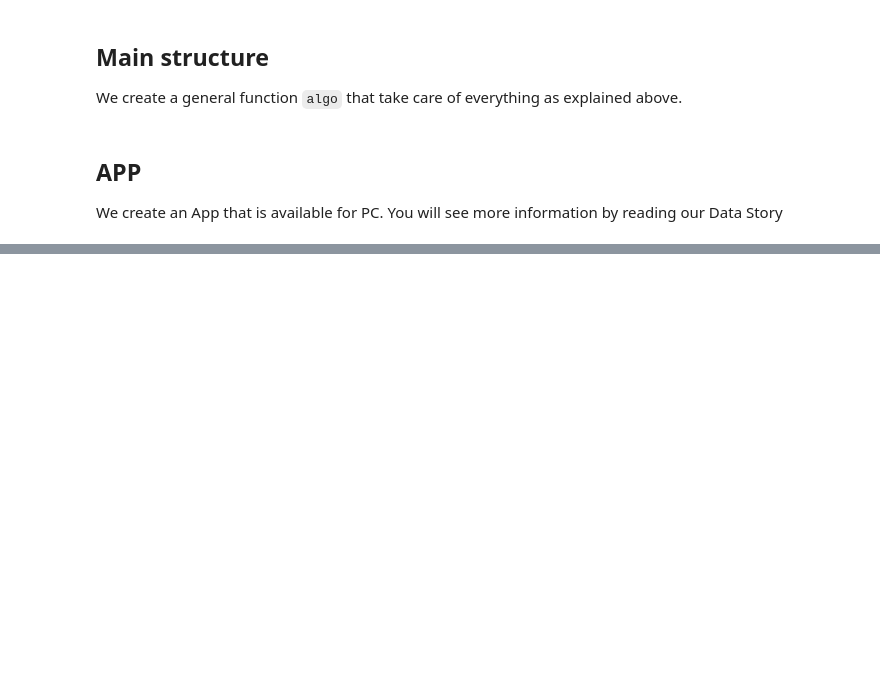
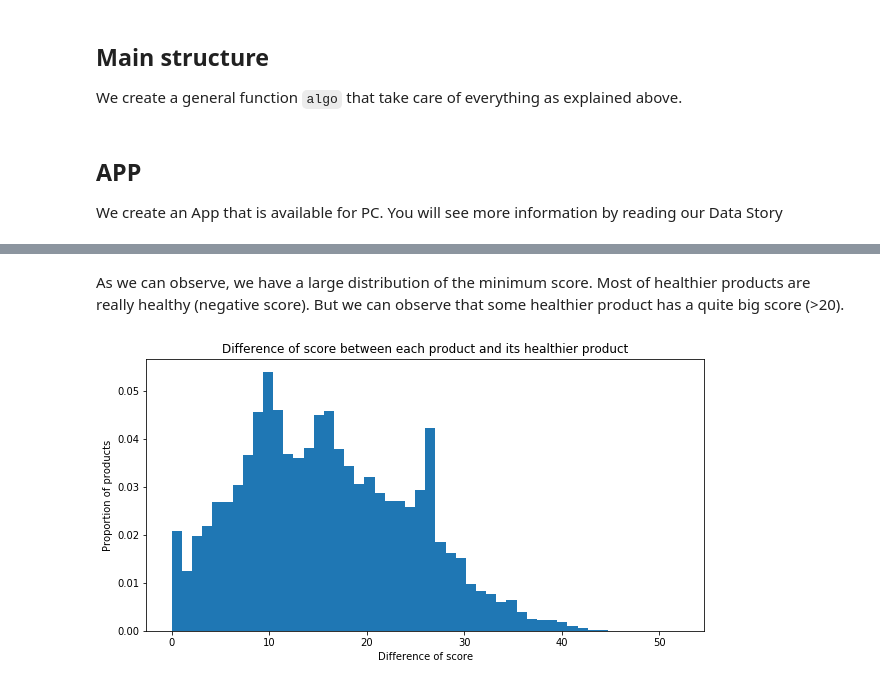
Before and after one commit to gmathez/Project_ADA_2018_Bruttin_Mathez_Petitpierre, a Jupyter notebook: Milestone_3.ipynb, the cells around one changed output, grey strips where cells are left out. Saved outputs shown, nothing was run; the diff lists cells and outputs as text; code cells hidden in the pictures; blank space fills up the shorter version.

```diff
--- a/Milestone_3.ipynb
+++ b/Milestone_3.ipynb
@@ -299,0 +331,10 @@ We create an App that is available for PC. You will see more information by read
+# %% [markdown]
+As we can observe, we have a large distribution of the minimum score. Most of healthier products are really healthy (negative score). But we can observe that some healthier product has a quite big score (>20).
+# %%
+plt.figure(figsize = (10, 5))
+plt.hist(diff_score, bins=50, density=True);
+plt.title('Difference of score between each product and its healthier product');
+plt.xlabel('Difference of score');
+plt.ylabel('Proportion of products');
+# %% [output]
+[figure, added]
```
Also changed, not shown: parts of 8 cells of this notebook.
